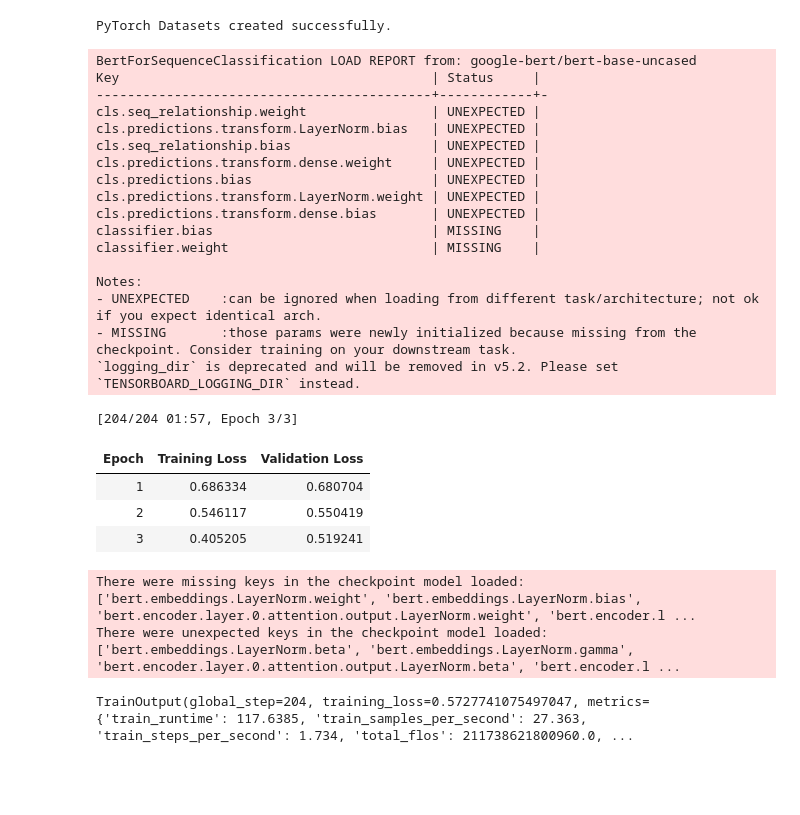
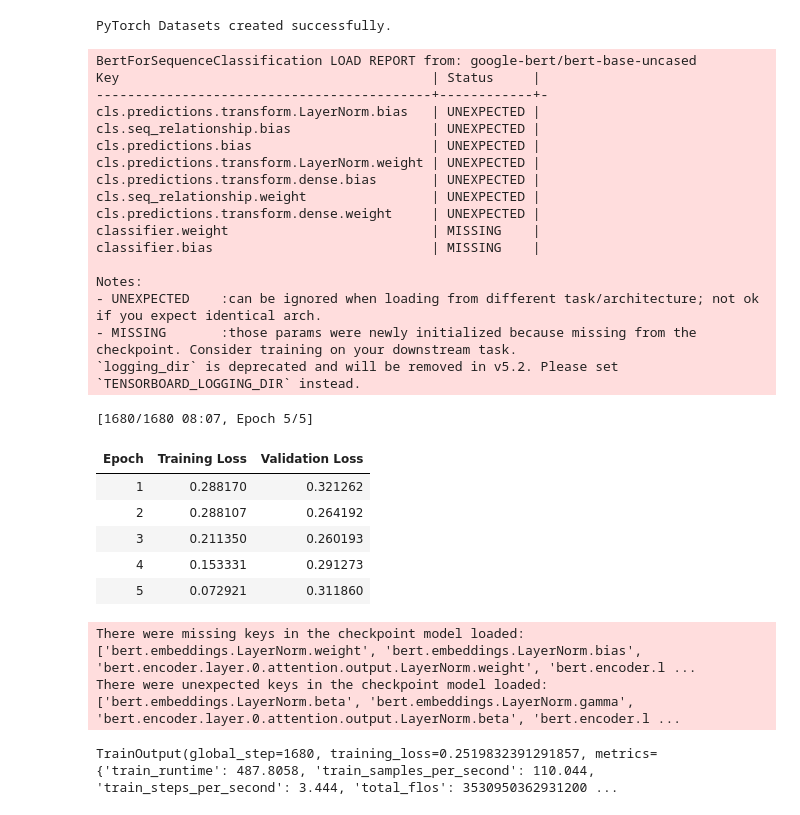
Before and after one commit to sheicksen/CISC483-EngageTactics, a Jupyter notebook: TruthSeeker.ipynb, the cells around one changed output. Drawn from its saved outputs; the diff is of its cells as text; code cells hidden in the pictures; blank space fills up the shorter version.

```diff
--- a/TruthSeeker.ipynb
+++ b/TruthSeeker.ipynb
@@ -194,6 +194,7 @@ weighted avg       0.56      0.56      0.56       269
 X_bert_raw = truthseeker_df['tweet']
 y_bert_raw = truthseeker_df['majority_target'].astype(int)
 
+sample_fraction = 0.1 # Increase sample size to 10% (from 1%) to match general dataset sampling
 X_sample_bert, y_sample_bert = X_bert_raw.sample(frac=sample_fraction, random_state=42), y_bert_raw.sample(frac=sample_fraction, random_state=42)
 
 X_train_bert, X_test_bert, y_train_bert, y_test_bert = train_test_split(X_sample_bert, y_sample_bert, test_size=0.2, random_state=42, stratify=y_sample_bert)
@@ -249,9 +250,9 @@ model_bert = BertForSequenceClassification.from_pretrained("google-bert/bert-bas
 
 training_args = TrainingArguments(
     output_dir='./results',
-    num_train_epochs=3,
-    per_device_train_batch_size=16,
-    per_device_eval_batch_size=16,
+    num_train_epochs=5, # Increased epochs for more training
+    per_device_train_batch_size=32, # Increased batch size for faster training
+    per_device_eval_batch_size=32, # Increased batch size for faster evaluation
     warmup_steps=500,
     weight_decay=0.01,
     logging_dir='./logs',
@@ -260,43 +261,46 @@ training_args = TrainingArguments(
     save_strategy='epoch',
     load_best_model_at_end=True,
     metric_for_best_model='eval_loss',
+    fp16=True, # Enable mixed-precision training for speed up
     push_to_hub=False
 )
 
 trainer = Trainer(
     model=model_bert,
     args=training_args,
     train_dataset=train_dataset,
     eval_dataset=eval_dataset,
 )
 
 trainer.train()
 # %% [output]
 BertForSequenceClassification LOAD REPORT from: google-bert/bert-base-uncased
 Key                                        | Status     |
 -------------------------------------------+------------+-
-cls.seq_relationship.weight                | UNEXPECTED |
 cls.predictions.transform.LayerNorm.bias   | UNEXPECTED |
 cls.seq_relationship.bias                  | UNEXPECTED |
-cls.predictions.transform.dense.weight     | UNEXPECTED |
 cls.predictions.bias                       | UNEXPECTED |
 cls.predictions.transform.LayerNorm.weight | UNEXPECTED |
 cls.predictions.transform.dense.bias       | UNEXPECTED |
+cls.seq_relationship.weight                | UNEXPECTED |
+cls.predictions.transform.dense.weight     | UNEXPECTED |
+classifier.weight                          | MISSING    |
 classifier.bias                            | MISSING    |
-classifier.weight                          | MISSING    |
 
 Notes:
 - UNEXPECTED    :can be ignored when loading from different task/architecture; not ok if you expect identical arch.
 - MISSING       :those params were newly initialized because missing from the checkpoint. Consider training on your downstream task.
 `logging_dir` is deprecated and will be removed in v5.2. Please set `TENSORBOARD_LOGGING_DIR` instead.
-[204/204 01:57, Epoch 3/3]
+[1680/1680 08:07, Epoch 5/5]
 | Epoch | Training Loss | Validation Loss |
-| 1 | 0.686334 | 0.680704 |
-| 2 | 0.546117 | 0.550419 |
-| 3 | 0.405205 | 0.519241 |
+| 1 | 0.288170 | 0.321262 |
+| 2 | 0.288107 | 0.264192 |
+| 3 | 0.211350 | 0.260193 |
+| 4 | 0.153331 | 0.291273 |
+| 5 | 0.072921 | 0.311860 |
 There were missing keys in the checkpoint model loaded: ['bert.embeddings.LayerNorm.weight', 'bert.embeddings.LayerNorm.bias', 'bert.encoder.layer.0.attention.output.LayerNorm.weight', 'bert.encoder.l ...
 There were unexpected keys in the checkpoint model loaded: ['bert.embeddings.LayerNorm.beta', 'bert.embeddings.LayerNorm.gamma', 'bert.encoder.layer.0.attention.output.LayerNorm.beta', 'bert.encoder.l ...
-TrainOutput(global_step=204, training_loss=0.5727741075497047, metrics={'train_runtime': 117.6385, 'train_samples_per_second': 27.363, 'train_steps_per_second': 1.734, 'total_flos': 211738621800960.0, ...
+TrainOutput(global_step=1680, training_loss=0.2519832391291857, metrics={'train_runtime': 487.8058, 'train_samples_per_second': 110.044, 'train_steps_per_second': 3.444, 'total_flos': 3530950362931200 ...
 # %%
 from sklearn.metrics import accuracy_score, classification_report
 import numpy as np
```
Also changed, not shown: parts of 13 cells of this notebook.
